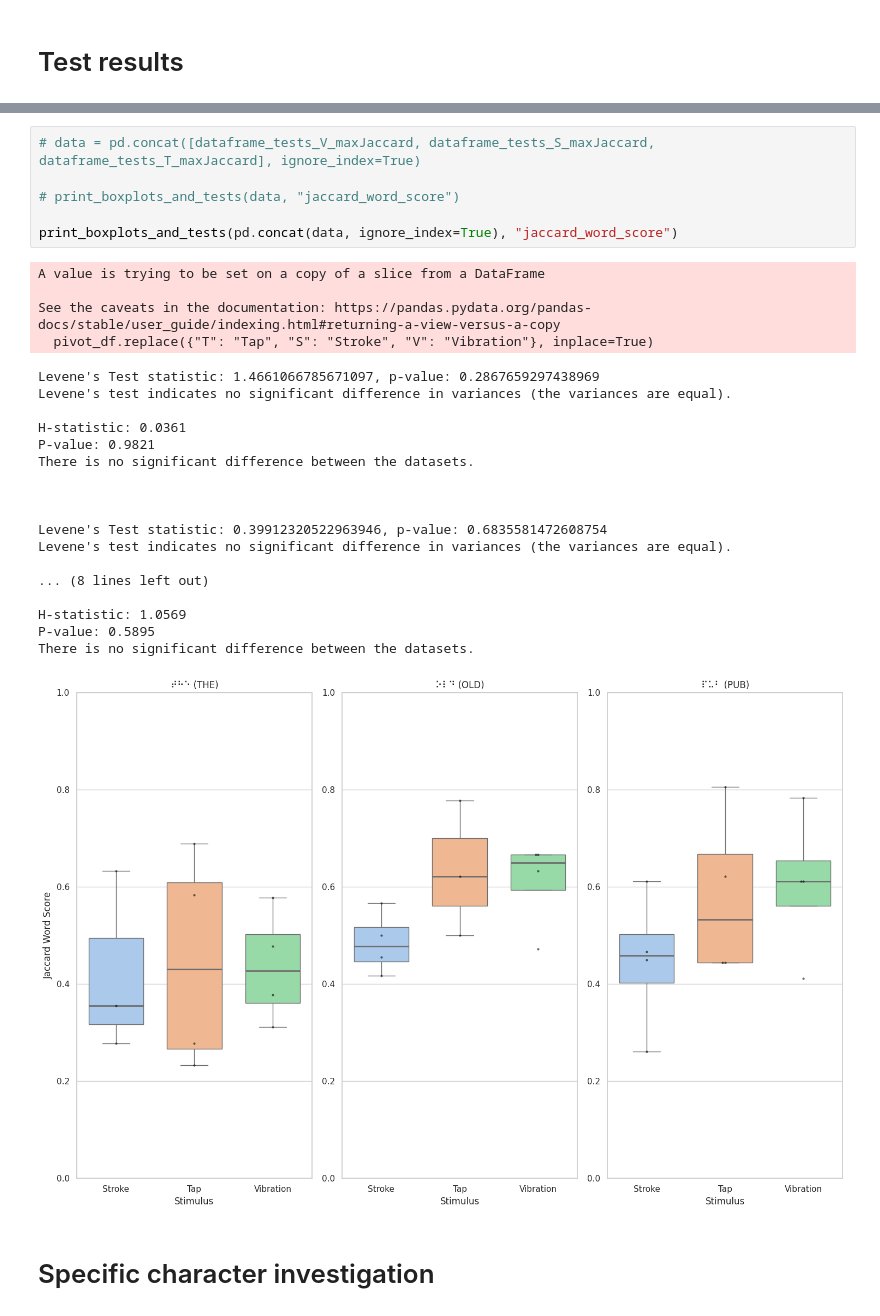
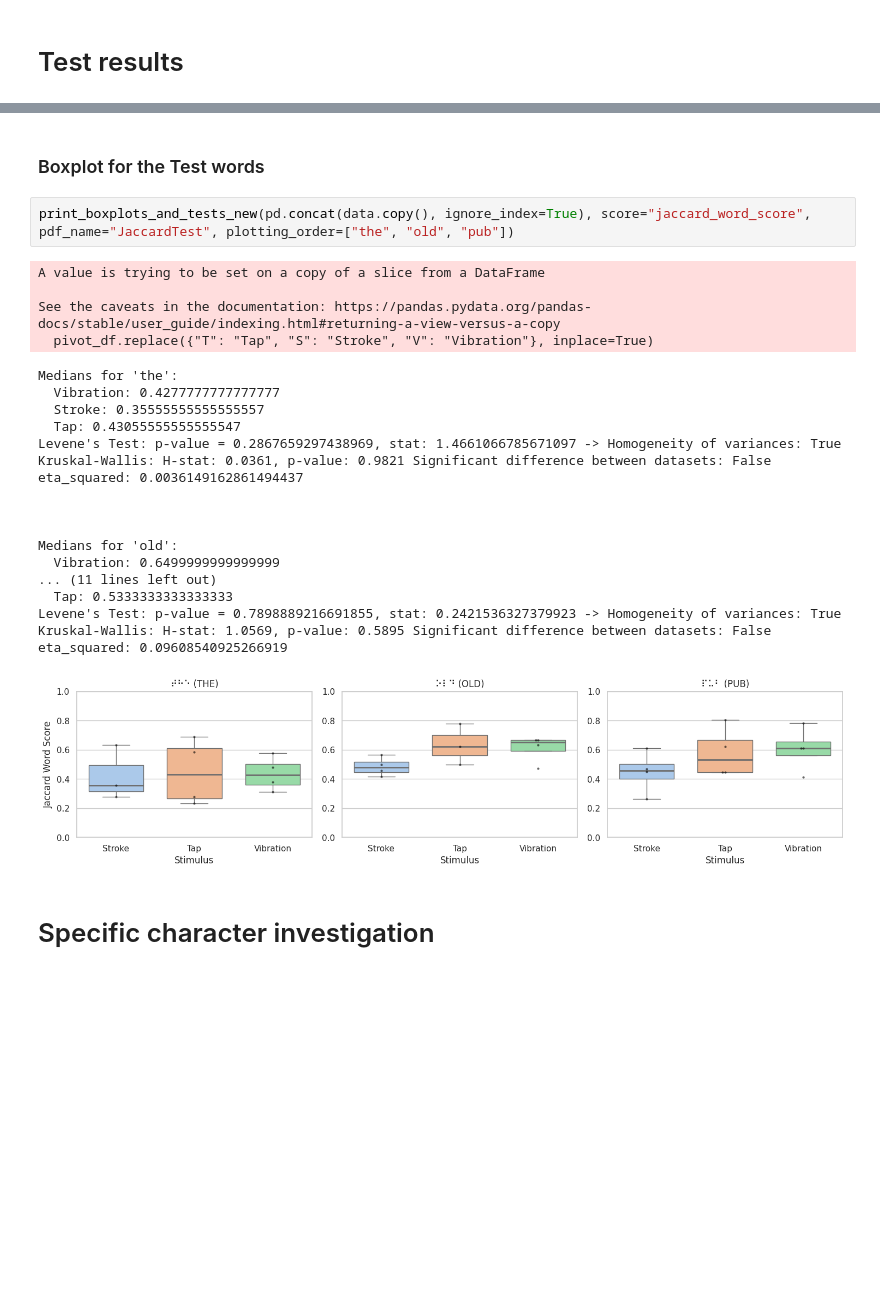
Before and after one commit to T0B1K/BrailleGloveStatistics, a Jupyter notebook: content/study1/experiment/study1_experiment.ipynb, the cells around one changed output, grey strips where cells are left out. Saved outputs shown, nothing was run; the diff lists cells and outputs as text; blank space fills up the shorter version.

```diff
--- a/content/study1/experiment/study1_experiment.ipynb
+++ b/content/study1/experiment/study1_experiment.ipynb
@@ -546,31 +344,29 @@ def plot_boxplot_with_swarmplot(test_data, score, test, i):
-# %%
-# data = pd.concat([dataframe_tests_V_maxJaccard, dataframe_tests_S_maxJaccard, dataframe_tests_T_maxJaccard], ignore_index=True)
-
-# print_boxplots_and_tests(data, "jaccard_word_score")
-
-print_boxplots_and_tests(pd.concat(data, ignore_index=True), "jaccard_word_score")
-# %% [output]
-A value is trying to be set on a copy of a slice from a DataFrame
-
-See the caveats in the documentation: https://pandas.pydata.org/pandas-docs/stable/user_guide/indexing.html#returning-a-view-versus-a-copy
-  pivot_df.replace({"T": "Tap", "S": "Stroke", "V": "Vibration"}, inplace=True)
-Levene's Test statistic: 1.4661066785671097, p-value: 0.2867659297438969
-Levene's test indicates no significant difference in variances (the variances are equal).
-
-H-statistic: 0.0361
-P-value: 0.9821
-There is no significant difference between the datasets.
-
-
-
-Levene's Test statistic: 0.39912320522963946, p-value: 0.6835581472608754
-Levene's test indicates no significant difference in variances (the variances are equal).
-
-... (8 lines left out)
-
-H-statistic: 1.0569
-P-value: 0.5895
-There is no significant difference between the datasets.
-[figure, removed]
+# %% [markdown]
+### Boxplot for the Test words
+# %%
+print_boxplots_and_tests_new(pd.concat(data.copy(), ignore_index=True), score="jaccard_word_score", pdf_name="JaccardTest", plotting_order=["the", "old", "pub"])
+# %% [output]
+A value is trying to be set on a copy of a slice from a DataFrame
+
+See the caveats in the documentation: https://pandas.pydata.org/pandas-docs/stable/user_guide/indexing.html#returning-a-view-versus-a-copy
+  pivot_df.replace({"T": "Tap", "S": "Stroke", "V": "Vibration"}, inplace=True)
+Medians for 'the':
+  Vibration: 0.4277777777777777
+  Stroke: 0.35555555555555557
+  Tap: 0.43055555555555547
+Levene's Test: p-value = 0.2867659297438969, stat: 1.4661066785671097 -> Homogeneity of variances: True
+Kruskal-Wallis: H-stat: 0.0361, p-value: 0.9821 Significant difference between datasets: False
+eta_squared: 0.0036149162861494437
+
+
+
+Medians for 'old':
+  Vibration: 0.6499999999999999
+... (11 lines left out)
+  Tap: 0.5333333333333333
+Levene's Test: p-value = 0.7898889216691855, stat: 0.2421536327379923 -> Homogeneity of variances: True
+Kruskal-Wallis: H-stat: 1.0569, p-value: 0.5895 Significant difference between datasets: False
+eta_squared: 0.09608540925266919
+[figure, added]
 # %% [markdown]
 # Specific character investigation
```
Also changed, not shown: parts of 25 cells of this notebook, 1 other file.
